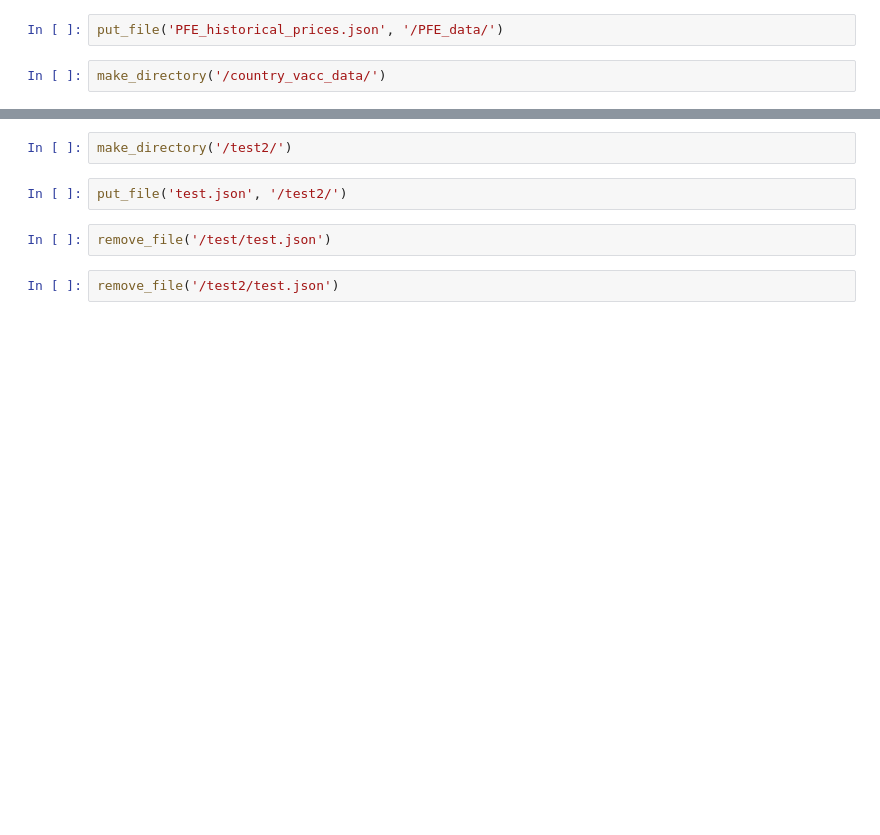
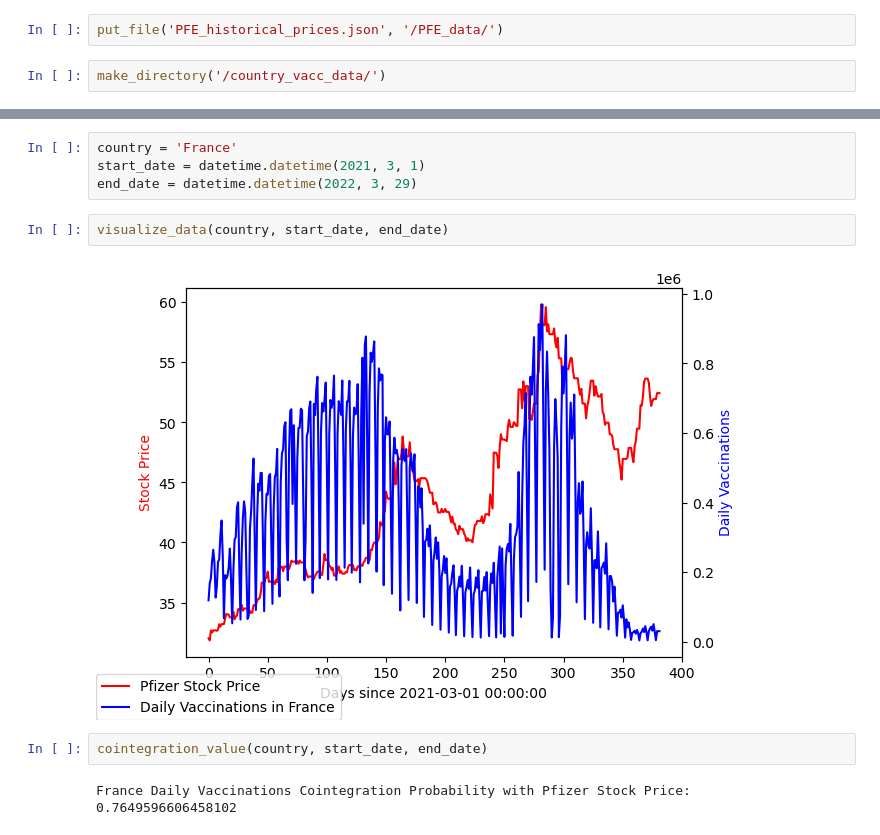
Before and after one commit to GordonSSu/dsci-551-project, a Jupyter notebook: app.ipynb, the cells around one changed output, grey strips where cells are left out. Cells and saved outputs as stored; diff of their text form; blank space fills up the shorter version.

```diff
--- a/app.ipynb
+++ b/app.ipynb
@@ -472,8 +493,13 @@ File does not exist
-# %%
-make_directory('/test2/')
-# %%
-put_file('test.json', '/test2/')
-# %%
-remove_file('/test/test.json')
-# %%
-remove_file('/test2/test.json')
+# %%
+country = 'France'
+start_date = datetime.datetime(2021, 3, 1)
+end_date = datetime.datetime(2022, 3, 29)
+# %%
+visualize_data(country, start_date, end_date)
+# %% [output]
+[figure, added]
+# %%
+cointegration_value(country, start_date, end_date)
+# %% [output]
+France Daily Vaccinations Cointegration Probability with Pfizer Stock Price:
+0.7649596606458102
```
Also changed, not shown: parts of 30 cells of this notebook.
